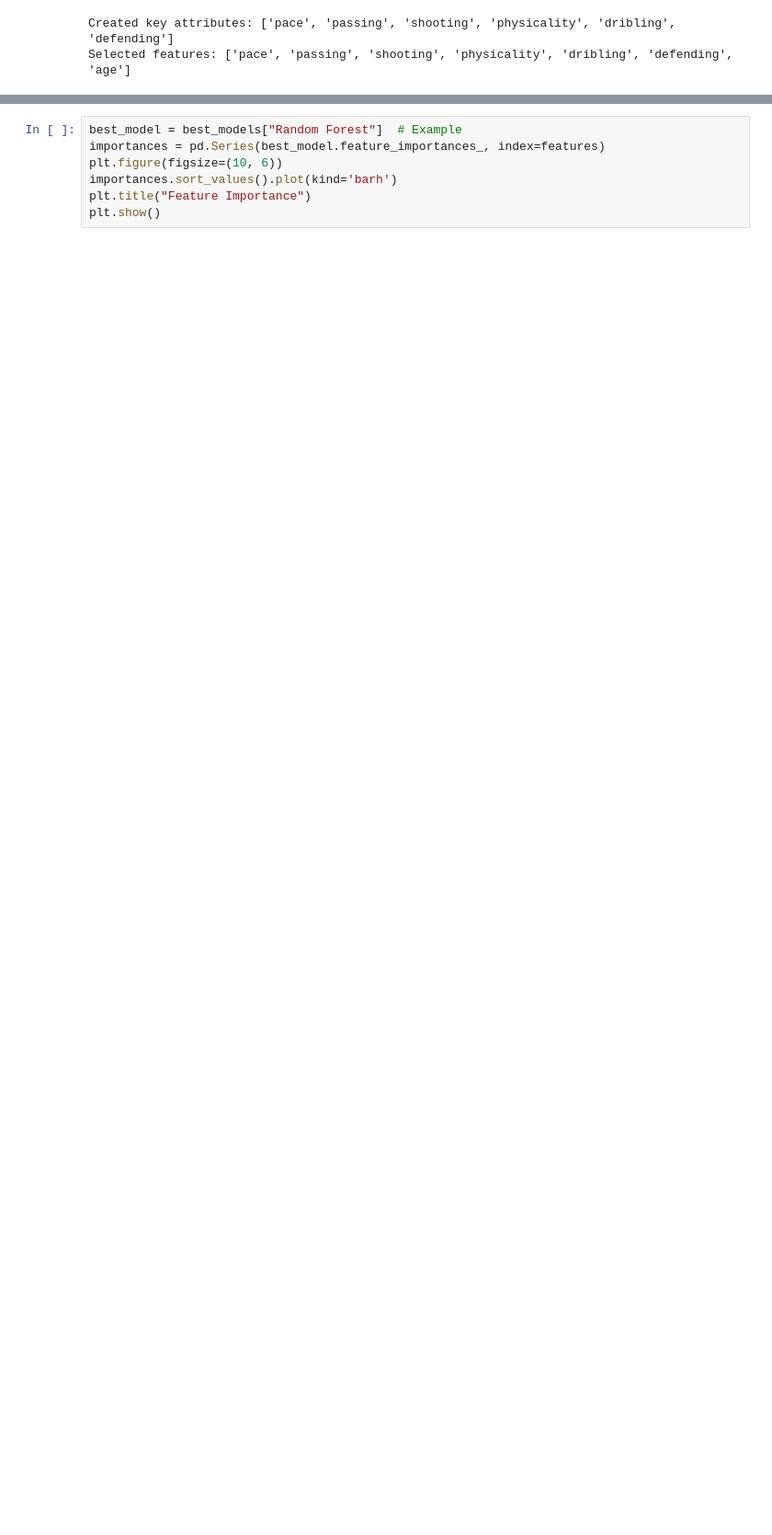
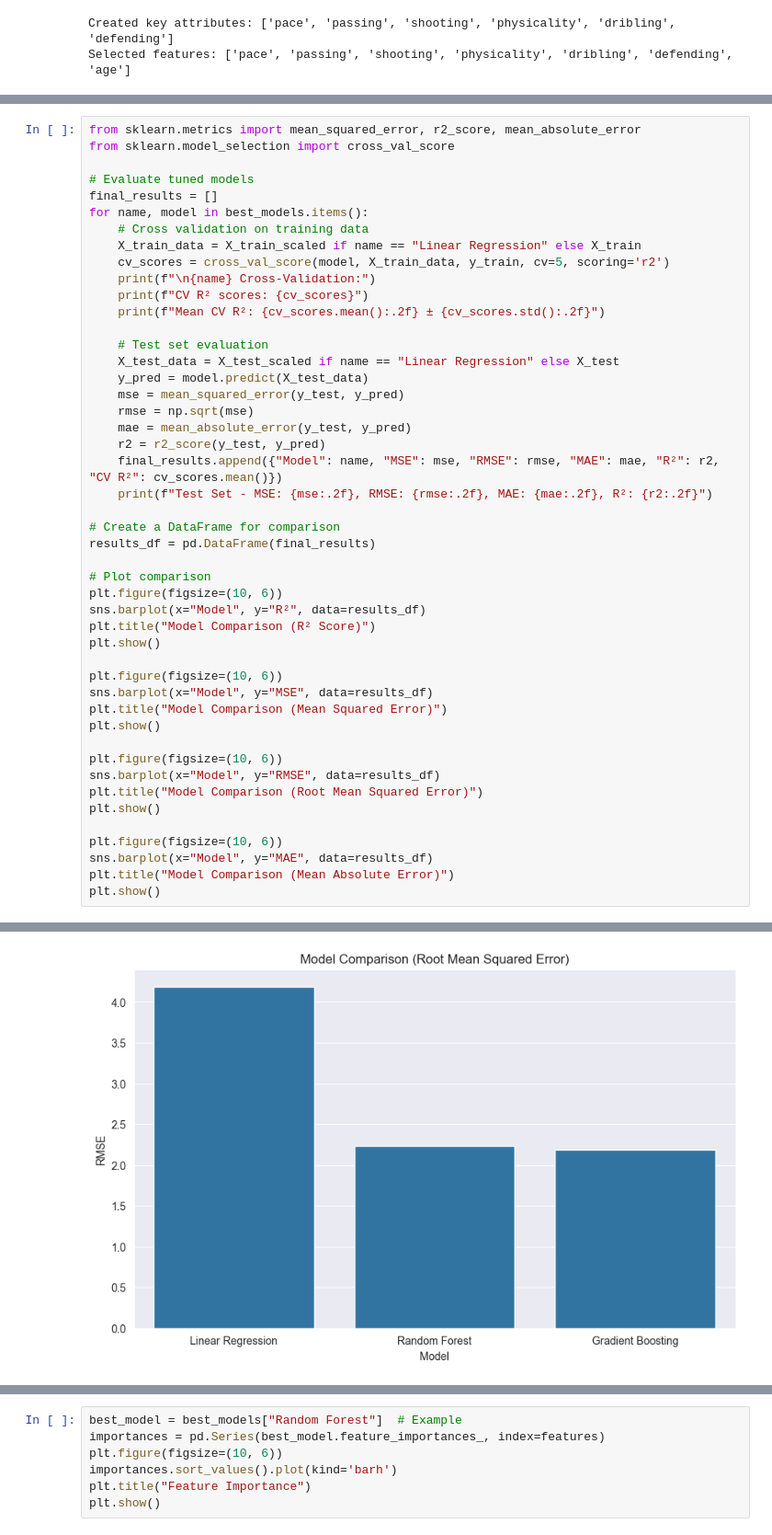
Before and after one commit to Razvan29387/Proiect_ML1, a Jupyter notebook: proiect.ipynb, the cells around one changed output, grey strips where cells are left out. Shown at 92% size. Drawn from its saved outputs; the diff is of its cells as text; blank space fills up the shorter version.

```diff
--- a/proiect.ipynb
+++ b/proiect.ipynb
@@ -445,0 +382,48 @@ Gradient Boosting CV R²: 0.90 ± 0.00
+# %%
+from sklearn.metrics import mean_squared_error, r2_score, mean_absolute_error
+from sklearn.model_selection import cross_val_score
+
+# Evaluate tuned models
+final_results = []
+for name, model in best_models.items():
+    # Cross validation on training data
+    X_train_data = X_train_scaled if name == "Linear Regression" else X_train
+    cv_scores = cross_val_score(model, X_train_data, y_train, cv=5, scoring='r2')
+    print(f"\n{name} Cross-Validation:")
+    print(f"CV R² scores: {cv_scores}")
+    print(f"Mean CV R²: {cv_scores.mean():.2f} ± {cv_scores.std():.2f}")
+
+    # Test set evaluation
+    X_test_data = X_test_scaled if name == "Linear Regression" else X_test
+    y_pred = model.predict(X_test_data)
+    mse = mean_squared_error(y_test, y_pred)
+    rmse = np.sqrt(mse)
+    mae = mean_absolute_error(y_test, y_pred)
+    r2 = r2_score(y_test, y_pred)
+    final_results.append({"Model": name, "MSE": mse, "RMSE": rmse, "MAE": mae, "R²": r2, "CV R²": cv_scores.mean()})
+    print(f"Test Set - MSE: {mse:.2f}, RMSE: {rmse:.2f}, MAE: {mae:.2f}, R²: {r2:.2f}")
+
+# Create a DataFrame for comparison
+results_df = pd.DataFrame(final_results)
+
+# Plot comparison
+plt.figure(figsize=(10, 6))
+sns.barplot(x="Model", y="R²", data=results_df)
+plt.title("Model Comparison (R² Score)")
+plt.show()
+
+plt.figure(figsize=(10, 6))
+sns.barplot(x="Model", y="MSE", data=results_df)
+plt.title("Model Comparison (Mean Squared Error)")
+plt.show()
+
+plt.figure(figsize=(10, 6))
+sns.barplot(x="Model", y="RMSE", data=results_df)
+plt.title("Model Comparison (Root Mean Squared Error)")
+plt.show()
+
+plt.figure(figsize=(10, 6))
+sns.barplot(x="Model", y="MAE", data=results_df)
+plt.title("Model Comparison (Mean Absolute Error)")
+plt.show()
+# %% [output]
@@ -445,0 +446 @@ Gradient Boosting CV R²: 0.90 ± 0.00
+[figure, added]
```
Also changed, not shown: parts of 18 cells of this notebook.
